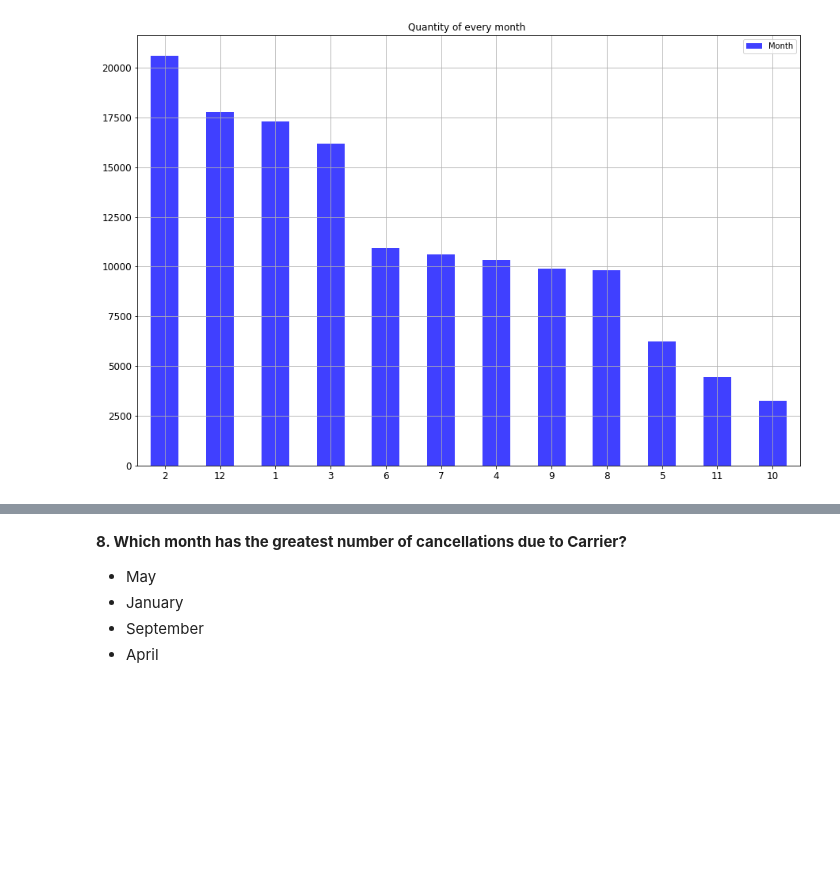
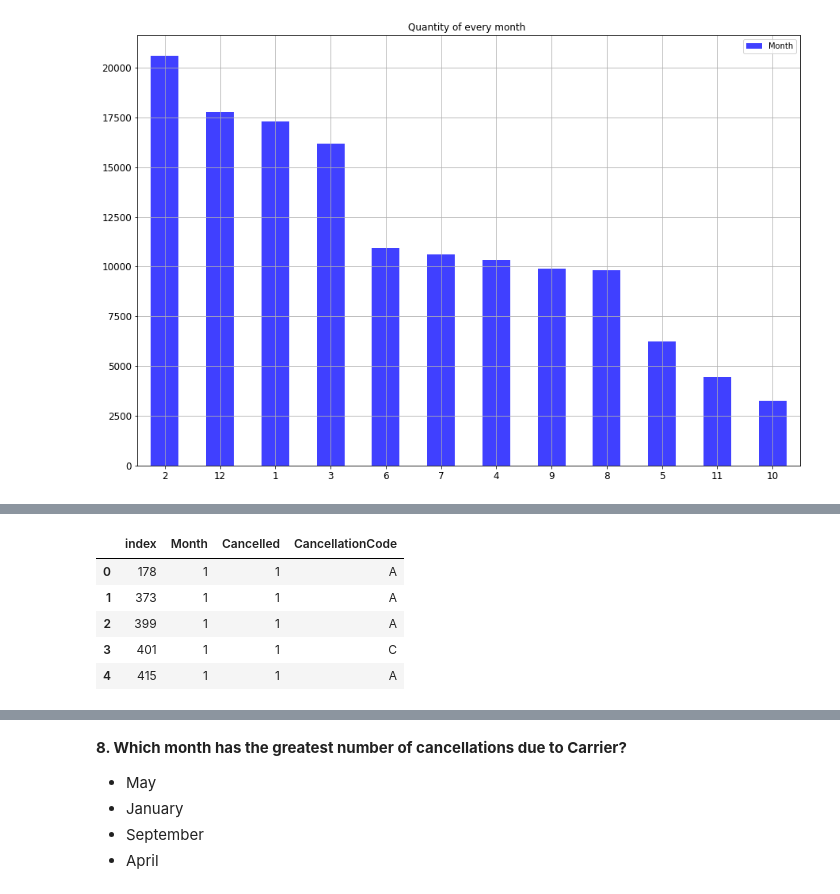
Before and after one commit to plyutik/mlcourse.ai, a Jupyter notebook: jupyter_english/assignments_fall2018/assignment2_USA_flights.ipynb, the cells around one changed output, grey strips where cells are left out. Cells and saved outputs as stored; diff of their text form; code cells hidden in the pictures; blank space fills up the shorter version.

```diff
--- a/jupyter_english/assignments_fall2018/assignment2_USA_flights.ipynb
+++ b/jupyter_english/assignments_fall2018/assignment2_USA_flights.ipynb
@@ -679,0 +679,9 @@ newDF.plot(kind="bar",
+# %%
+canc_reason_without_nan.reset_index().head()
+# %% [output]
+|  | index | Month | Cancelled | CancellationCode |
+| 0 | 178 | 1 | 1 | A |
+| 1 | 373 | 1 | 1 | A |
+| 2 | 399 | 1 | 1 | A |
+| 3 | 401 | 1 | 1 | C |
+| 4 | 415 | 1 | 1 | A |
```
Also changed, not shown: parts of 20 cells of this notebook.
